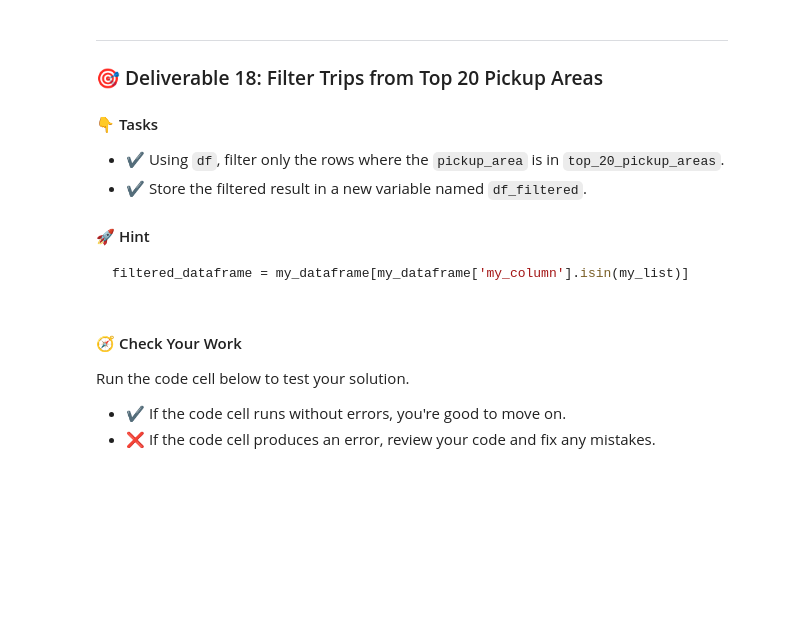
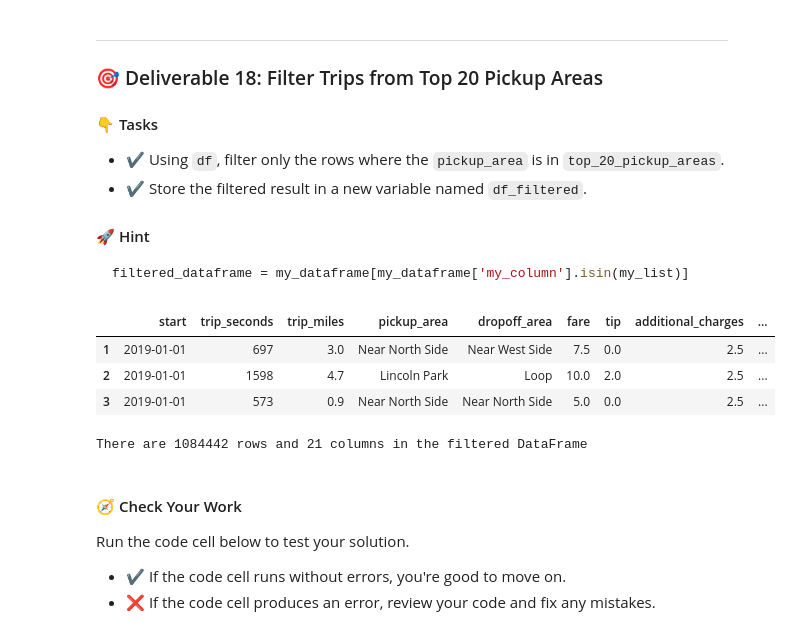
Before and after one commit to bdi475/notebooks, a Jupyter notebook: case-study-04-rideshare-trips-SOLUTION.ipynb, the cells around one changed output. Saved outputs shown, nothing was run; the diff lists cells and outputs as text; code cells hidden in the pictures; blank space fills up the shorter version.

````diff
--- a/case-study-04-rideshare-trips-SOLUTION.ipynb
+++ b/case-study-04-rideshare-trips-SOLUTION.ipynb
@@ -1305,11 +1454,19 @@ filtered_dataframe = my_dataframe[my_dataframe['my_column'].isin(my_list)]
 ```
 # %%
 # YOUR CODE BEGINS
-df_filtered = df[df['pickup_area'].isin(top_20_pickup_areas)]
+df_filtered = df[df["pickup_area"].isin(top_20_pickup_areas)]
 # YOUR CODE ENDS
 
 display(df_filtered.head(3))
-print(f'There are {df_filtered.shape[0]} rows and {df_filtered.shape[1]} columns in the filtered DataFrame')
+print(
+    f"There are {df_filtered.shape[0]} rows and {df_filtered.shape[1]} columns in the filtered DataFrame"
+)
+# %% [output]
+|  | start | trip_seconds | trip_miles | pickup_area | dropoff_area | fare | tip | additional_charges | ... |
+| 1 | 2019-01-01 | 697 | 3.0 | Near North Side | Near West Side | 7.5 | 0.0 | 2.5 | ... |
+| 2 | 2019-01-01 | 1598 | 4.7 | Lincoln Park | Loop | 10.0 | 2.0 | 2.5 | ... |
+| 3 | 2019-01-01 | 573 | 0.9 | Near North Side | Near North Side | 5.0 | 0.0 | 2.5 | ... |
+There are 1084442 rows and 21 columns in the filtered DataFrame
 # %% [markdown]
 #### 🧭 Check Your Work
 
````
Also changed, not shown: parts of 60 cells of this notebook.
